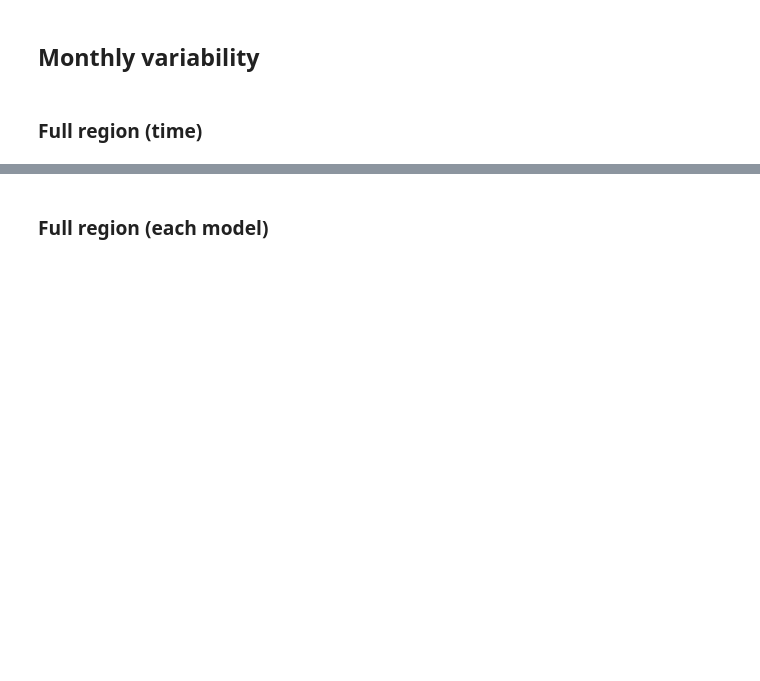
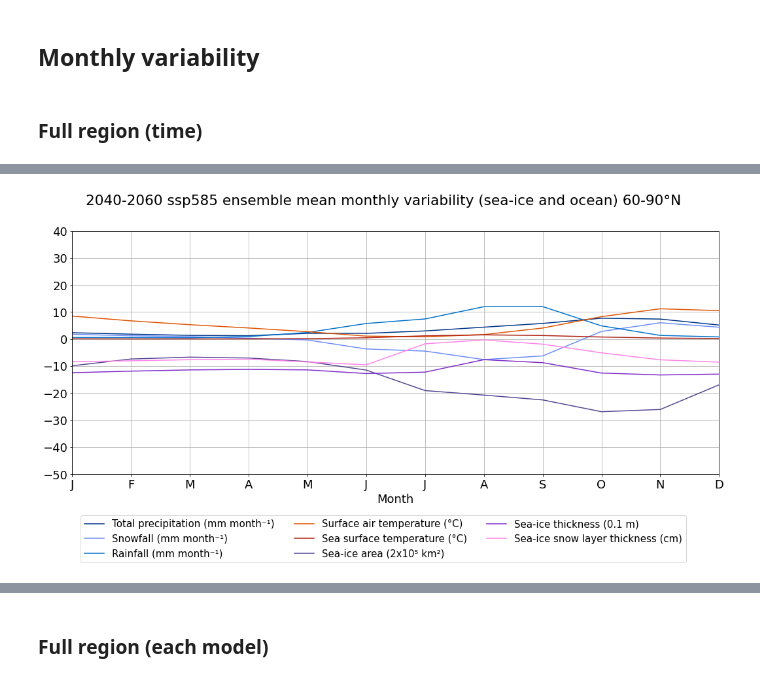
Before and after one commit to hannahwoodward/cmip6-seaice-precipitation, a Jupyter notebook: ensemble-comp-si.ipynb, the cells around one changed output, grey strips where cells are left out. Saved outputs shown, nothing was run; the diff lists cells and outputs as text; code cells hidden in the pictures; blank space fills up the shorter version.

```diff
--- a/ensemble-comp-si.ipynb
+++ b/ensemble-comp-si.ipynb
@@ -151,0 +157,84 @@ for s in time_slices:
+# %%
+def preprocess_data(data, s):
+    slice_data = libs.analysis.climatology_monthly(data, '1980-01-01', '2011-01-01', relative=False)
+    slice_data = slice_data.sel(**s['slice']).groupby('time.month').mean('time', skipna=True)
+    slice_data = libs.ensemble.calc_variable_mean(slice_data)
+
+    return slice_data
+
+
+for s in time_slices[1:]:
+    s_label = s['label']
+
+    slice_pr = preprocess_data(ensemble_pr_time_series, s)
+    slice_pr['Ensemble mean'].attrs['label'] = 'Total precipitation (mm month⁻¹)'
+    slice_pr['Ensemble mean'].attrs['color'] = '#003488'
+
+    slice_prsn = preprocess_data(ensemble_prsn_time_series, s)
+    slice_prsn['Ensemble mean'].attrs['label'] = 'Snowfall (mm month⁻¹)'
+    slice_prsn['Ensemble mean'].attrs['color'] = '#6c8dfa'
+
+    slice_prra = preprocess_data(ensemble_prra_time_series, s)
+    slice_prra['Ensemble mean'].attrs['label'] = 'Rainfall (mm month⁻¹)'
+    slice_prra['Ensemble mean'].attrs['color'] = '#0073cc'
+
+#     slice_evspsbl = preprocess_data(ensemble_evspsbl_time_series, s)
+#     slice_evspsbl['Ensemble mean'].attrs['label'] = 'Evaporation and sublimation (mm month⁻¹)'
+#     slice_evspsbl['Ensemble mean'].attrs['color'] = '#00e9d8'
+
+    slice_tas = preprocess_data(ensemble_tas_time_series, s)
+    slice_tas['Ensemble mean'].attrs['label'] = 'Surface air temperature (°C)'
+    slice_tas['Ensemble mean'].attrs['color'] = '#e05400'
+
+    slice_tos = preprocess_data(ensemble_tos_time_series, s)
+    slice_tos['Ensemble mean'].attrs['label'] = 'Sea surface temperature (°C)'
+    slice_tos['Ensemble mean'].attrs['color'] = '#ae2012'
+
+    slice_siconc = preprocess_data(ensemble_siconc_time_series, s)
+    slice_siconc['Ensemble mean'].attrs['label'] = 'Sea-ice area (2x10⁵ km²)'
+    slice_siconc['Ensemble mean'].attrs['color'] = '#564592'
+
+    slice_sithick = preprocess_data(ensemble_sithick_time_series, s)
+    slice_sithick['Ensemble mean'].attrs['label'] = 'Sea-ice thickness (0.1 m)'
+    slice_sithick['Ensemble mean'].attrs['color'] = '#7f2ccb'
+
+    slice_sisnthick = preprocess_data(ensemble_sisnthick_time_series, s)
+    slice_sisnthick['Ensemble mean'].attrs['label'] = 'Sea-ice snow layer thickness (cm)'
+    slice_sisnthick['Ensemble mean'].attrs['color'] = '#ff84e8'
+
+    variables = [
+        slice_pr,
+        slice_prsn,
+        slice_prra,
+        #slice_evspsbl,
+        slice_tas,
+        slice_tos,
+        slice_siconc,
+        slice_sithick,
+        slice_sisnthick
+    ]
+
+    fig = libs.plot.monthly_variability(
+        variables,
+        cols=3,
+        legend_below=True,
+        title=f'{s_label} {experiment} ensemble mean monthly variability (sea-ice and ocean) 60-90°N',
+        ylabel=time_series_y_label,
+        yrange=(-50, 40),
+        variables=['Ensemble mean']
+    )
+
+#     for data in variables:
+#         data_min = data.to_array('min').min('min')
+#         data_max = data.to_array('max').max('max')
+
+#         fig.axes[0].fill_between(
+#             np.arange(1, 13),
+#             data_min.values,
+#             data_max.values,
+#             alpha=0.05,
+#             color=data['Ensemble mean'].attrs['color'],
+#             zorder=-1
+#         )
+# %% [output]
+[figure, added]
```
Also changed, not shown: parts of 6 cells of this notebook, 1 other file.
